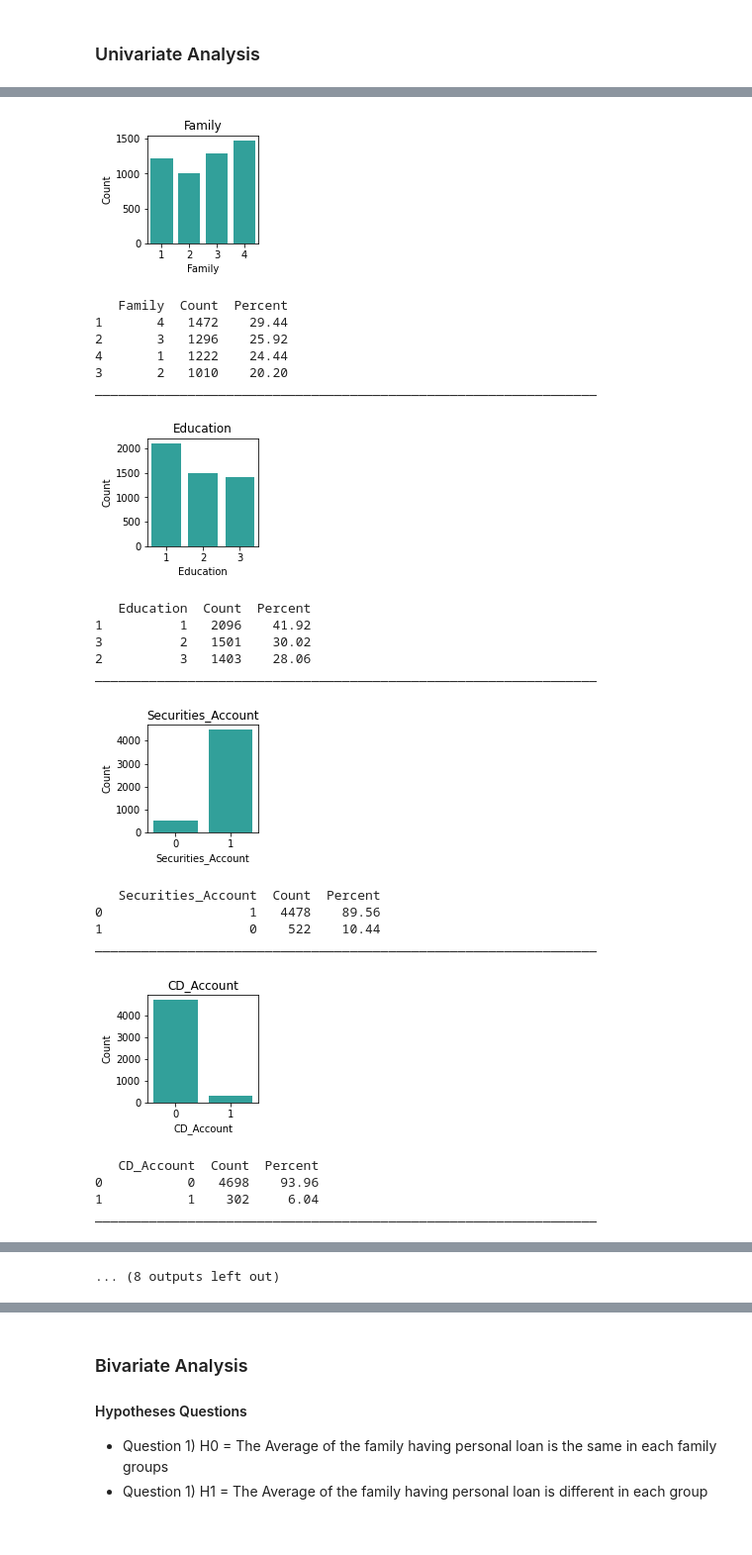
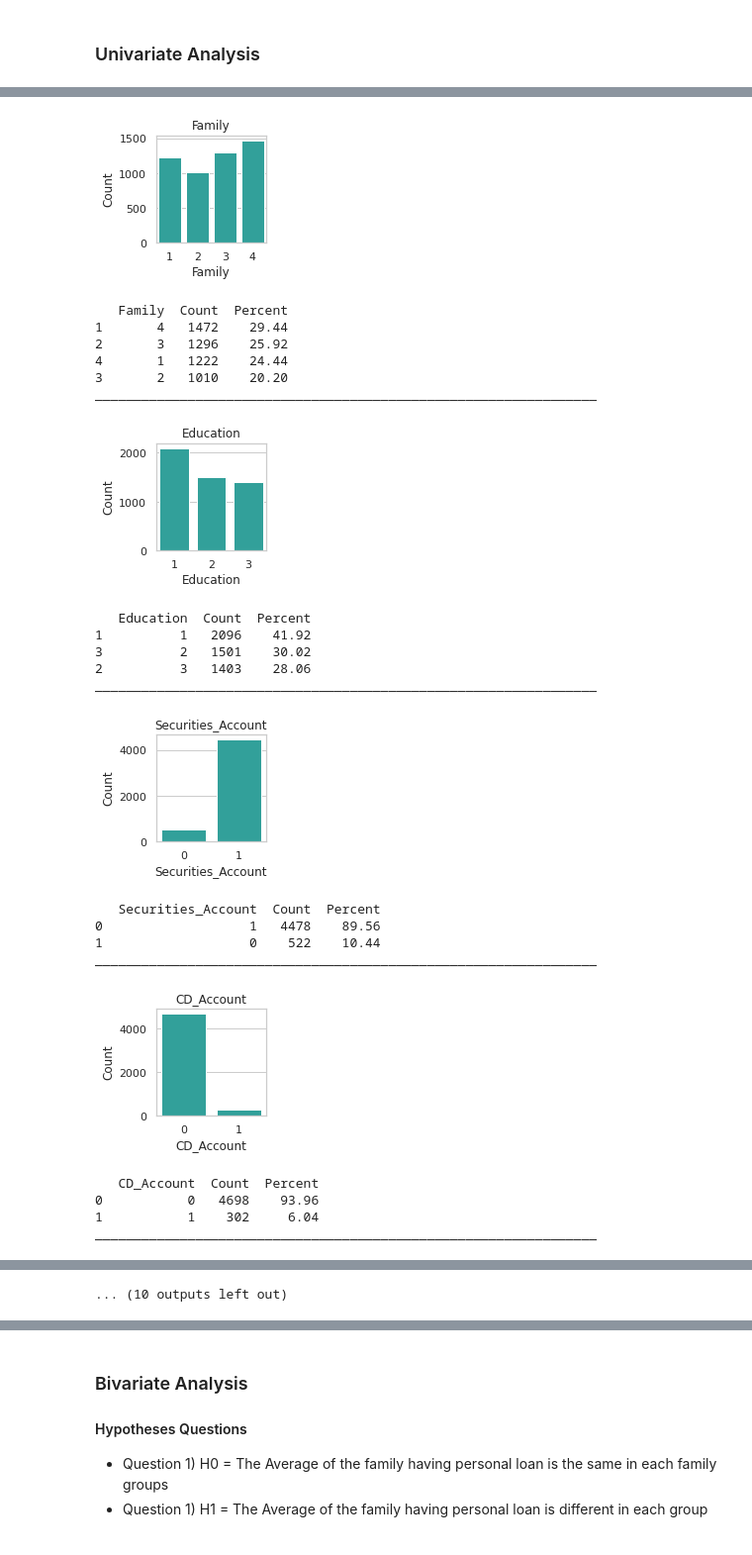
Before and after one commit to cfreeman22/loan_modeling_project, a Jupyter notebook: loan_modeling.ipynb, the cells around one changed output, grey strips where cells are left out. Shown at 99% size. Drawn from its saved outputs; the diff is of its cells as text; code cells hidden in the pictures.

```diff
--- a/loan_modeling.ipynb
+++ b/loan_modeling.ipynb
@@ -203,6 +209,7 @@ loan['Experience'] = loan['Experience'].abs()
 # %%
 # Declaring variable to use in our premade functions in the wrangle module
 cat_var = ['Family','Education','Securities_Account','CD_Account','Online','CreditCard']
+cat_vars = ['Family','Education','Securities_Account','CD_Account','Online','CreditCard','Personal_Loan']
 quant_vars = ['Age','Income','CCAvg','Mortgage']
 quant_vars2 = ['Age','Income','CCAvg']
 target = 'Personal_Loan'
@@ -211,27 +219,27 @@ target = 'Personal_Loan'
 - Exploring the data using custom made functions stored in the wrangle module
 # %%
 # calling explore_univariate() function from wrangle to perform univariate Analysis
-wrangle.explore_univariate(loan, cat_var, quant_vars)
+wrangle.explore_univariate(loan, cat_vars, quant_vars)
 # %% [output]
-[figure, old version]
+[figure, new version]
    Family  Count  Percent
 1       4   1472    29.44
 2       3   1296    25.92
 4       1   1222    24.44
 3       2   1010    20.20
 _________________________________________________________________
-[figure, old version]
+[figure, new version]
    Education  Count  Percent
 1          1   2096    41.92
 3          2   1501    30.02
 2          3   1403    28.06
 _________________________________________________________________
-[figure, old version]
+[figure, new version]
    Securities_Account  Count  Percent
 0                   1   4478    89.56
 1                   0    522    10.44
 _________________________________________________________________
-[figure, old version]
+[figure, new version]
    CD_Account  Count  Percent
 0           0   4698    93.96
 1           1    302     6.04
@@ -246,7 +254,7 @@ _________________________________________________________________
 0           0   3530     70.6
 1           1   1470     29.4
 _________________________________________________________________
-... (8 outputs left out)
+... (10 outputs left out)
 # %% [markdown]
 ## Key Takeaway from the Univariate Analysis
 - Family of 4 represent the majority of the dataset with 29.44 % of the entire data. Followed by family of 3, 1 and 2 with 25.92%, 24.44%, and 20.20% respectively.
```
Also changed, not shown: parts of 12 cells of this notebook.
